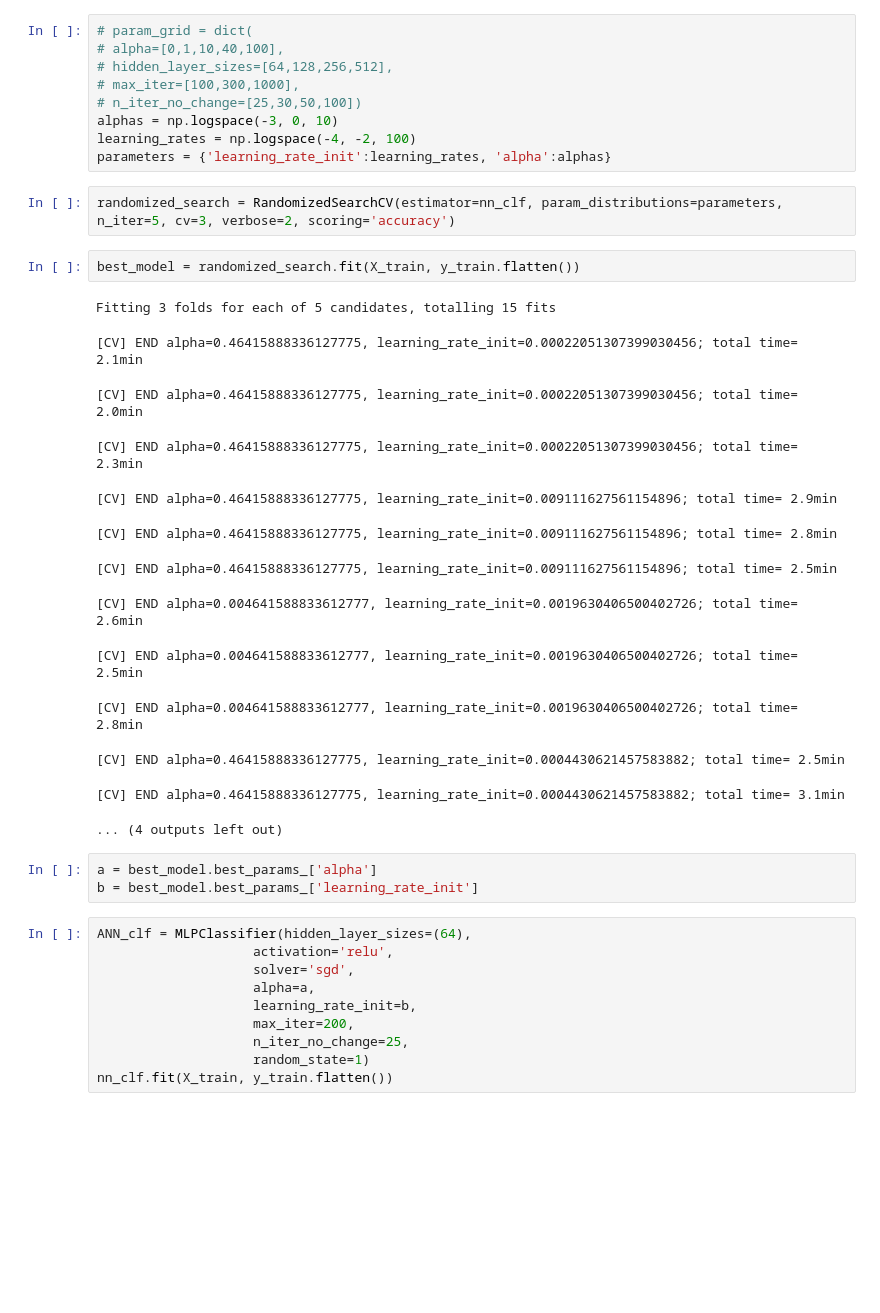
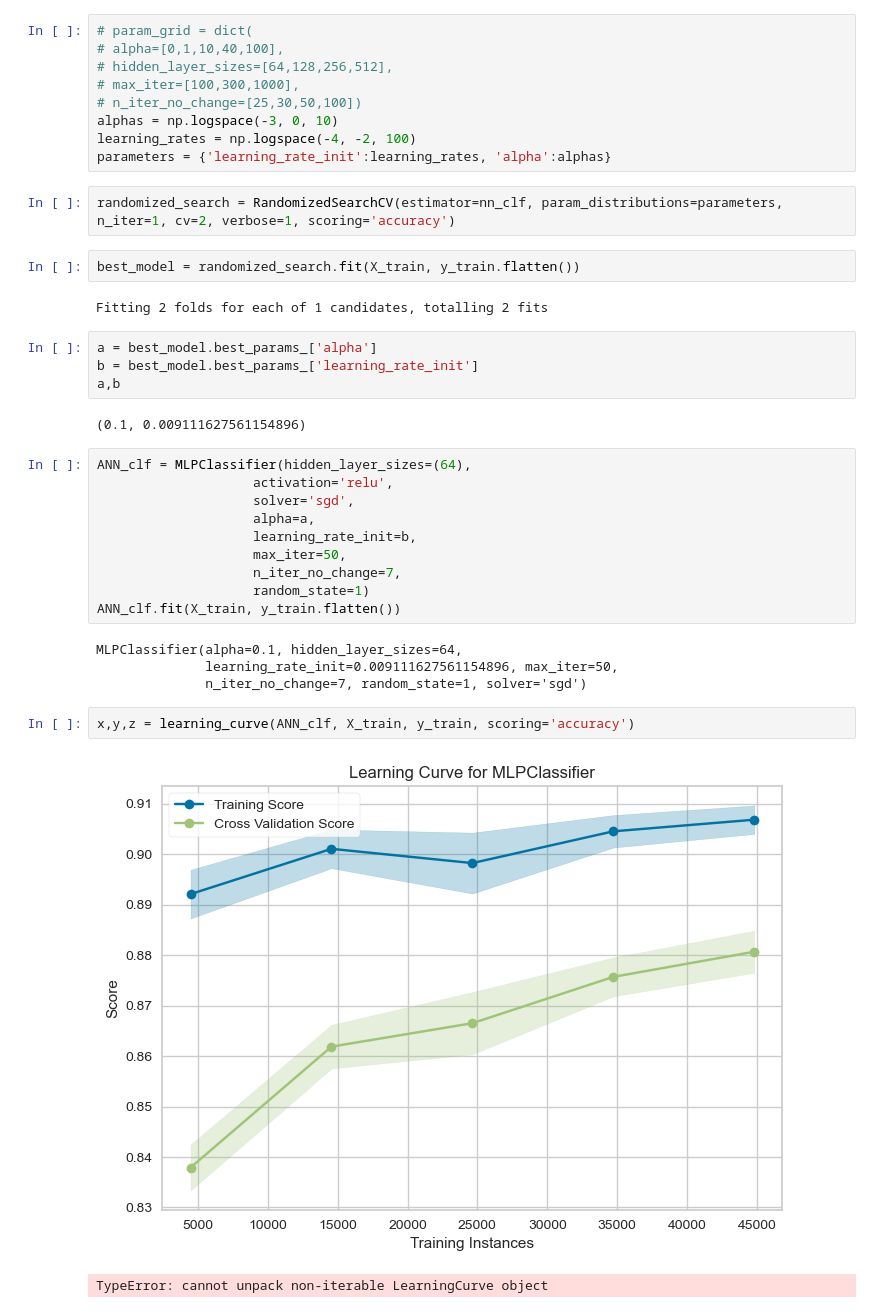
Before and after one commit to Elicit3495/MachineLearningProject22, a Jupyter notebook: Untitled7.ipynb, the cells around one changed output. Drawn from its saved outputs; the diff is of its cells as text; blank space fills up the shorter version.

```diff
--- a/Untitled7.ipynb
+++ b/Untitled7.ipynb
@@ -72,33 +63,33 @@ alphas = np.logspace(-3, 0, 10)
 learning_rates = np.logspace(-4, -2, 100)
 parameters = {'learning_rate_init':learning_rates, 'alpha':alphas}
 # %%
-randomized_search = RandomizedSearchCV(estimator=nn_clf, param_distributions=parameters, n_iter=5, cv=3, verbose=2, scoring='accuracy')
+randomized_search = RandomizedSearchCV(estimator=nn_clf, param_distributions=parameters, n_iter=1, cv=2, verbose=1, scoring='accuracy')
-# %%
-best_model = randomized_search.fit(X_train, y_train.flatten())
-# %% [output]
-Fitting 3 folds for each of 5 candidates, totalling 15 fits
-[CV] END alpha=0.46415888336127775, learning_rate_init=0.00022051307399030456; total time= 2.1min
-[CV] END alpha=0.46415888336127775, learning_rate_init=0.00022051307399030456; total time= 2.0min
-[CV] END alpha=0.46415888336127775, learning_rate_init=0.00022051307399030456; total time= 2.3min
-[CV] END alpha=0.46415888336127775, learning_rate_init=0.009111627561154896; total time= 2.9min
-[CV] END alpha=0.46415888336127775, learning_rate_init=0.009111627561154896; total time= 2.8min
-[CV] END alpha=0.46415888336127775, learning_rate_init=0.009111627561154896; total time= 2.5min
-[CV] END alpha=0.004641588833612777, learning_rate_init=0.0019630406500402726; total time= 2.6min
-[CV] END alpha=0.004641588833612777, learning_rate_init=0.0019630406500402726; total time= 2.5min
-[CV] END alpha=0.004641588833612777, learning_rate_init=0.0019630406500402726; total time= 2.8min
-[CV] END alpha=0.46415888336127775, learning_rate_init=0.0004430621457583882; total time= 2.5min
-[CV] END alpha=0.46415888336127775, learning_rate_init=0.0004430621457583882; total time= 3.1min
-... (4 outputs left out)
-# %%
-a = best_model.best_params_['alpha']
-b = best_model.best_params_['learning_rate_init']
-# %%
-ANN_clf = MLPClassifier(hidden_layer_sizes=(64),
-                    activation='relu',
-                    solver='sgd',
-                    alpha=a,
-                    learning_rate_init=b,
-                    max_iter=200,
-                    n_iter_no_change=25,
-                    random_state=1)
-nn_clf.fit(X_train, y_train.flatten())
+# %%
+best_model = randomized_search.fit(X_train, y_train.flatten())
+# %% [output]
+Fitting 2 folds for each of 1 candidates, totalling 2 fits
+# %%
+a = best_model.best_params_['alpha']
+b = best_model.best_params_['learning_rate_init']
+a,b
+# %% [output]
+(0.1, 0.009111627561154896)
+# %%
+ANN_clf = MLPClassifier(hidden_layer_sizes=(64),
+                    activation='relu',
+                    solver='sgd',
+                    alpha=a,
+                    learning_rate_init=b,
+                    max_iter=50,
+                    n_iter_no_change=7,
+                    random_state=1)
+ANN_clf.fit(X_train, y_train.flatten())
+# %% [output]
+MLPClassifier(alpha=0.1, hidden_layer_sizes=64,
+              learning_rate_init=0.009111627561154896, max_iter=50,
+              n_iter_no_change=7, random_state=1, solver='sgd')
+# %%
+x,y,z = learning_curve(ANN_clf, X_train, y_train, scoring='accuracy')
+# %% [output]
+[figure, added]
+TypeError: cannot unpack non-iterable LearningCurve object
```
Also changed, not shown: parts of 3 cells of this notebook, 3 other files.
